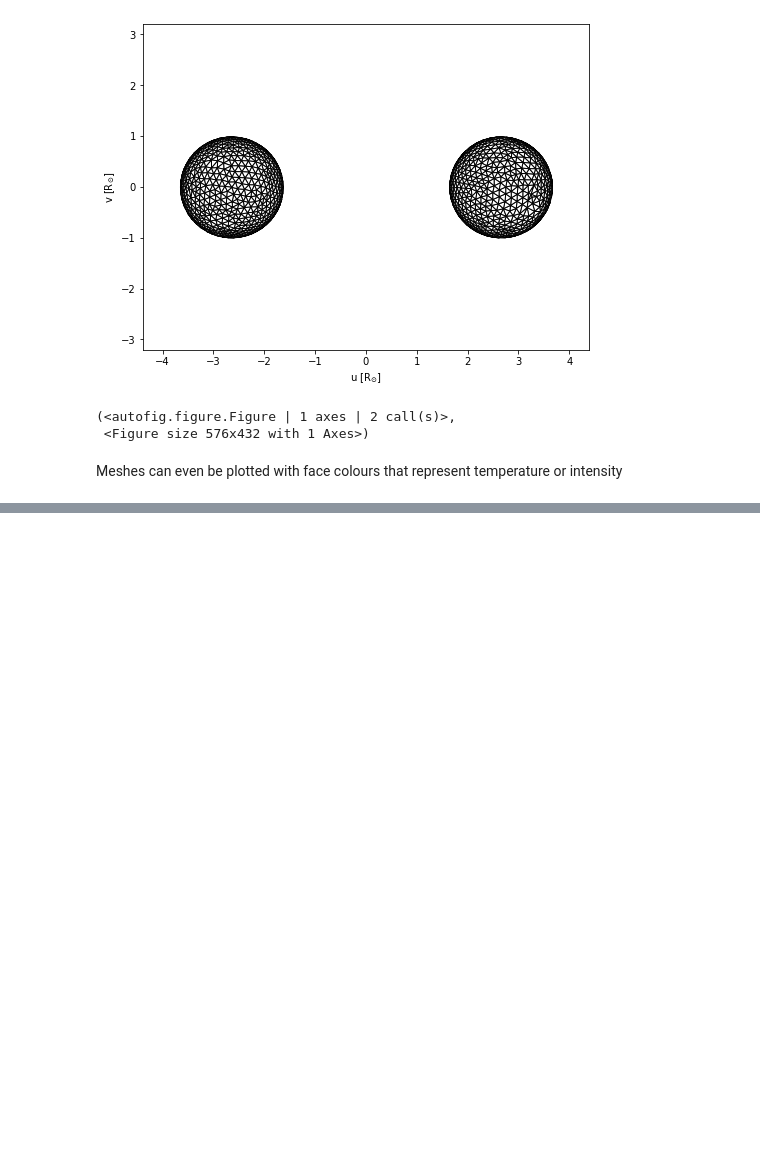
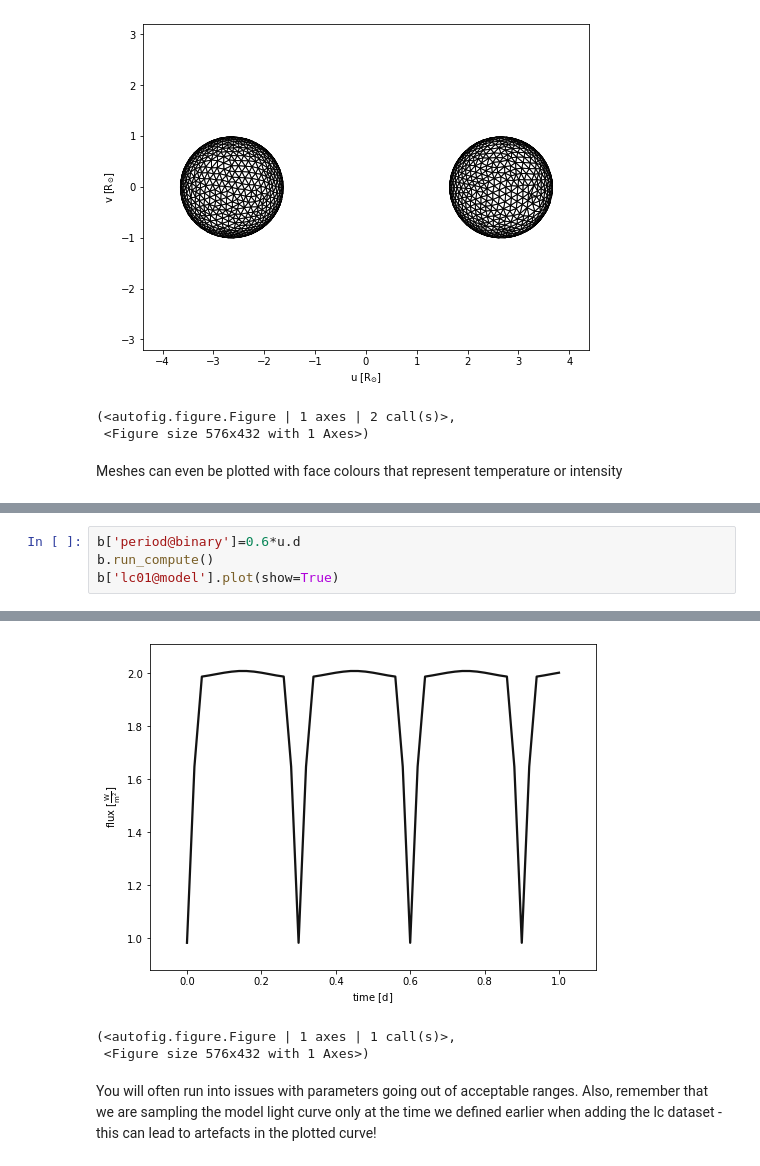
Before and after one commit to IACERASMUS/ERASMUS2022, a Jupyter notebook: notebooks/Dave/PHOEBE_basics.ipynb, the cells around one changed output, grey strips where cells are left out. Saved outputs shown, nothing was run; the diff lists cells and outputs as text; blank space fills up the shorter version.

```diff
--- a/notebooks/Dave/PHOEBE_basics.ipynb
+++ b/notebooks/Dave/PHOEBE_basics.ipynb
@@ -102,0 +125,5 @@ Tue, 13 Sep 2022 13:01 BUNDLE       WARNING overwriting model: latest
+# %%
+b['period@binary']=0.6*u.d
+b.run_compute()
+b['lc01@model'].plot(show=True)
+# %% [output]
@@ -102,0 +131,5 @@ Tue, 13 Sep 2022 13:01 BUNDLE       WARNING overwriting model: latest
+[figure, added]
+(<autofig.figure.Figure | 1 axes | 1 call(s)>,
+ <Figure size 576x432 with 1 Axes>)
+# %% [markdown]
+You will often run into issues with parameters going out of acceptable ranges. Also, remember that we are sampling the model light curve only at the time we defined earlier when adding the lc dataset - this can lead to artefacts in the plotted curve!
```
Also changed, not shown: parts of 8 cells of this notebook, 2 other files.
